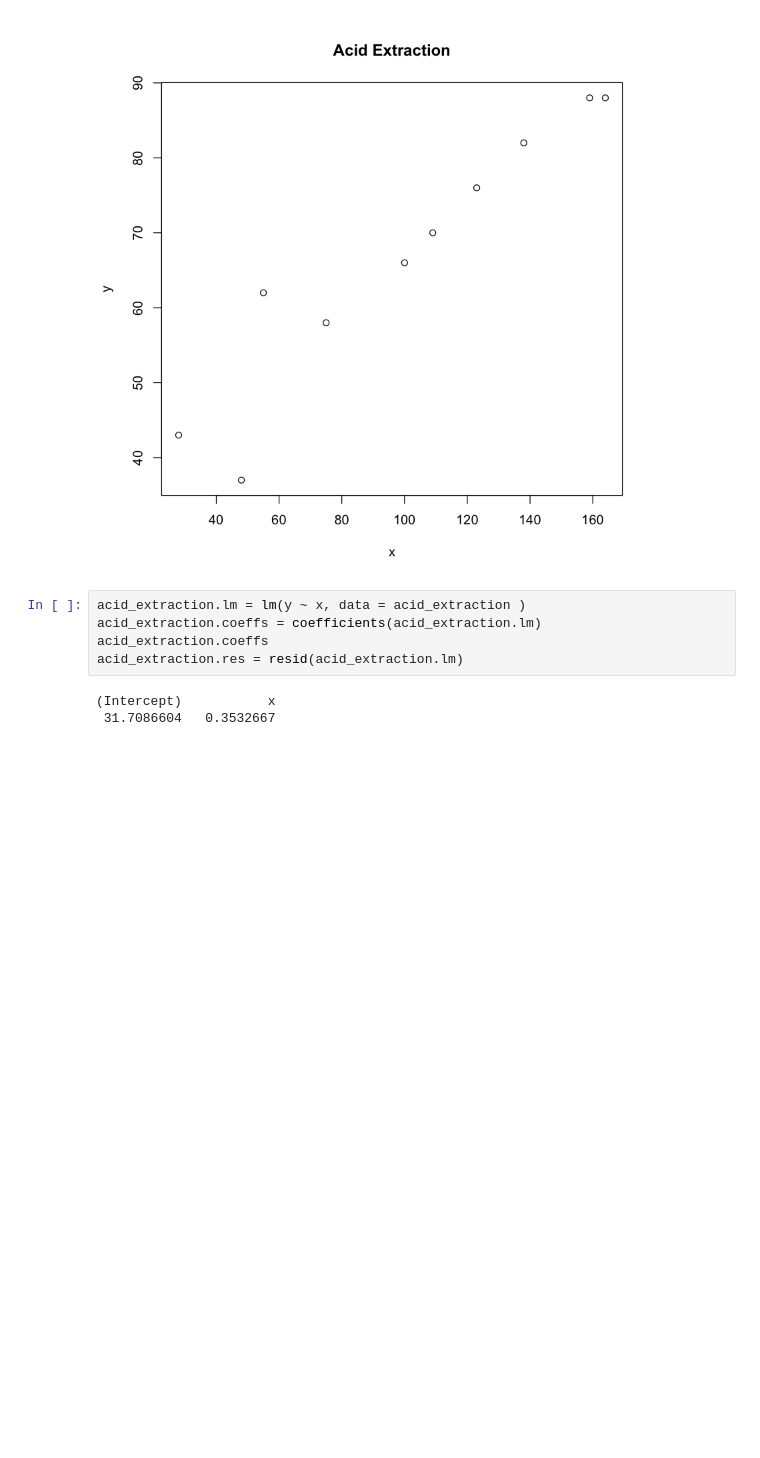
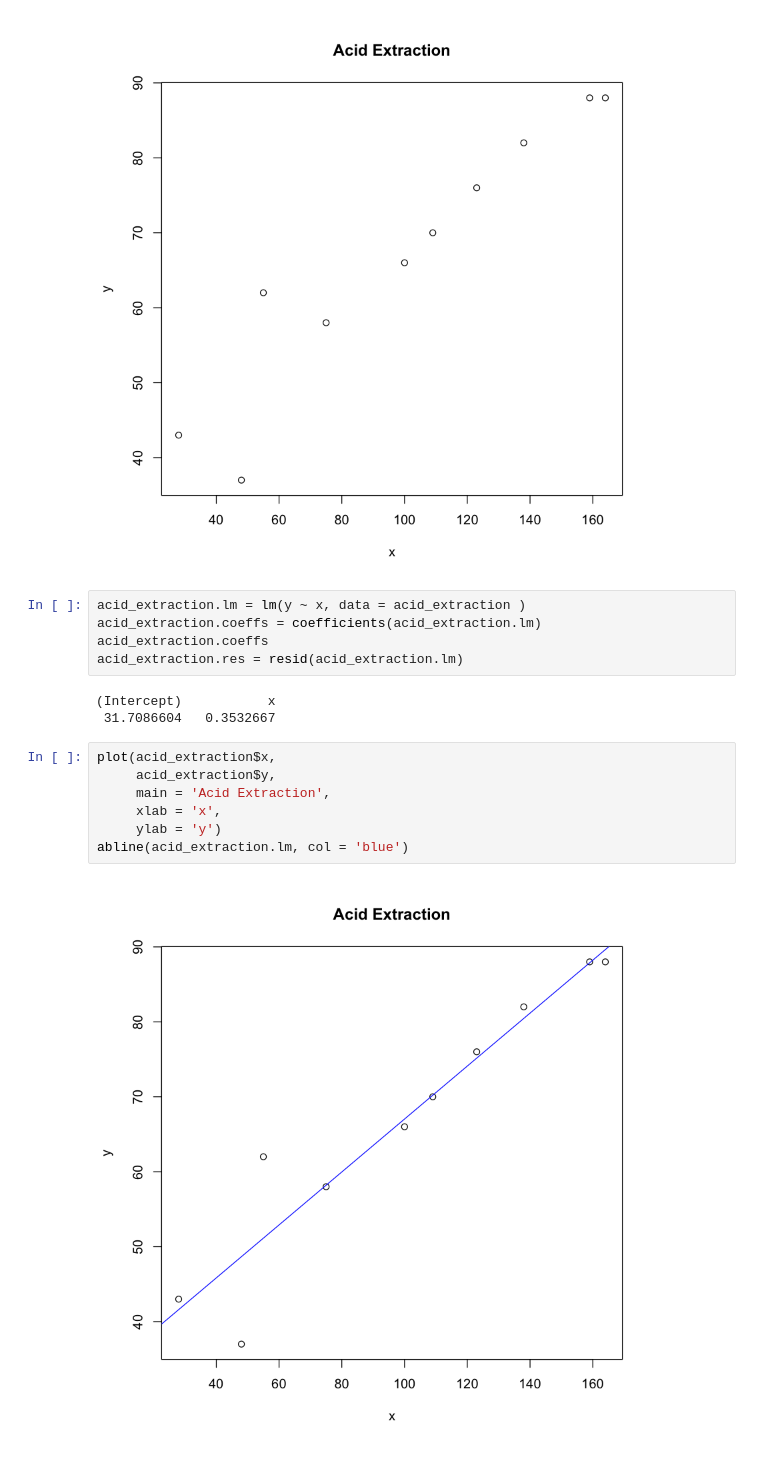
Before and after one commit to ramonsilvanet/regressaoLinear, a Jupyter notebook: trabalho_rl_7.7.ipynb, the cells around one changed output. Drawn from its saved outputs; the diff is of its cells as text; blank space fills up the shorter version.

```diff
--- a/trabalho_rl_7.7.ipynb
+++ b/trabalho_rl_7.7.ipynb
@@ -22,3 +22,12 @@ acid_extraction.res = resid(acid_extraction.lm)
 # %% [output]
 (Intercept)           x
  31.7086604   0.3532667
+# %%
+plot(acid_extraction$x,
+     acid_extraction$y,
+     main = 'Acid Extraction',
+     xlab = 'x',
+     ylab = 'y')
+abline(acid_extraction.lm, col = 'blue')
+# %% [output]
+[figure, added]
```
